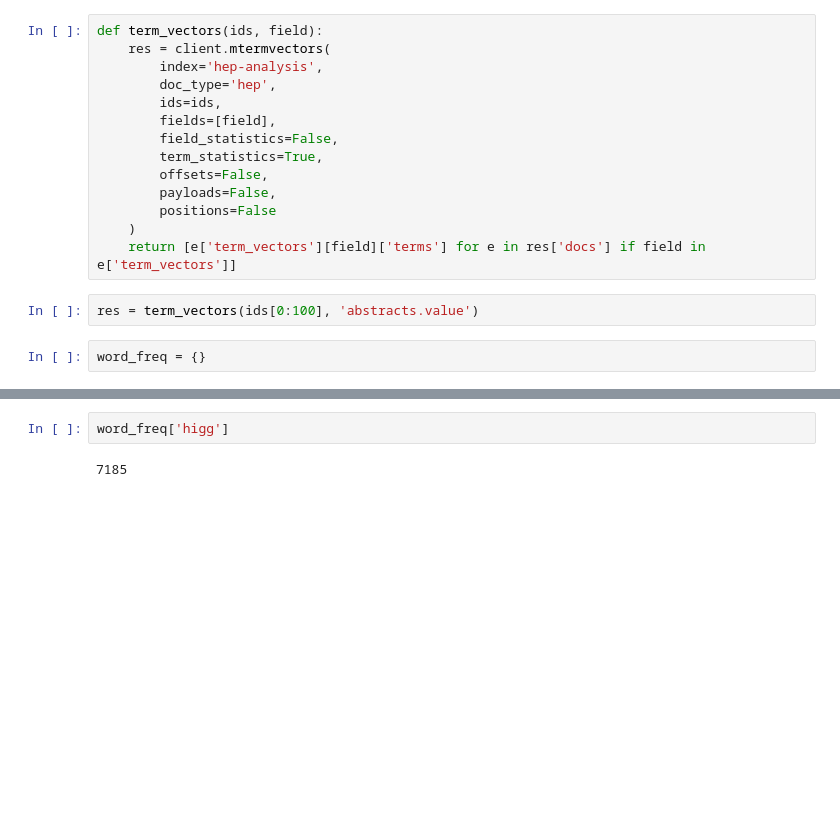
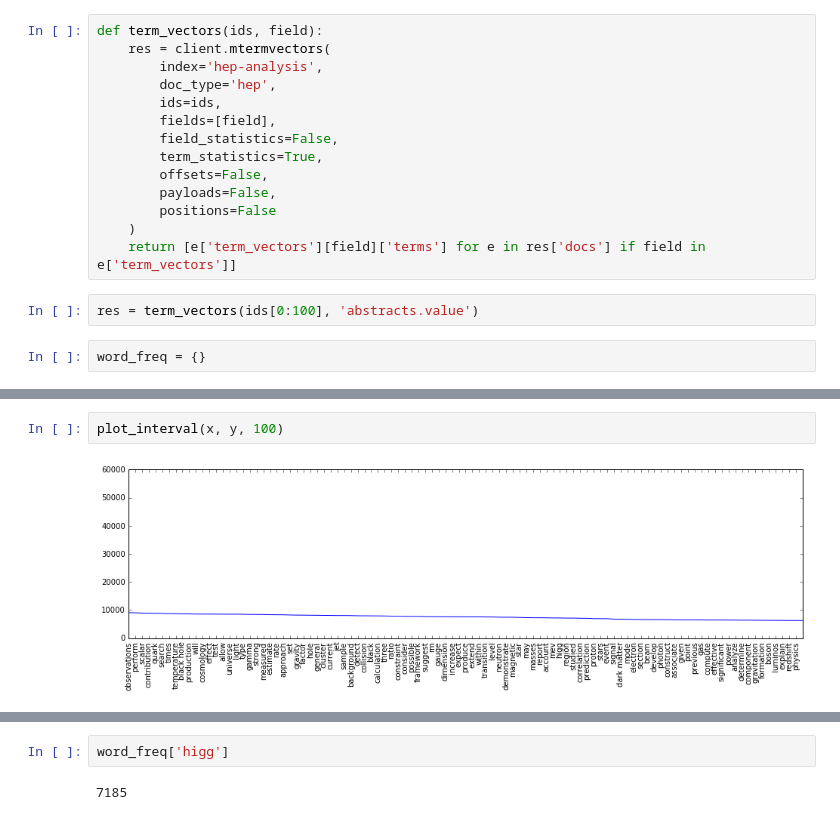
Before and after one commit to inspirehep/invenio-trends, a Jupyter notebook: research/Termvectors.ipynb, the cells around one changed output, grey strips where cells are left out. Drawn from its saved outputs; the diff is of its cells as text; blank space fills up the shorter version.

```diff
--- a/research/Termvectors.ipynb
+++ b/research/Termvectors.ipynb
@@ -79,0 +75,4 @@ sorted(word_freq.items(), key=lambda x: -x[1])
+# %%
+plot_interval(x, y, 100)
+# %% [output]
+[figure, added]
```
Also changed, not shown: parts of 9 cells of this notebook, 1 other file.
